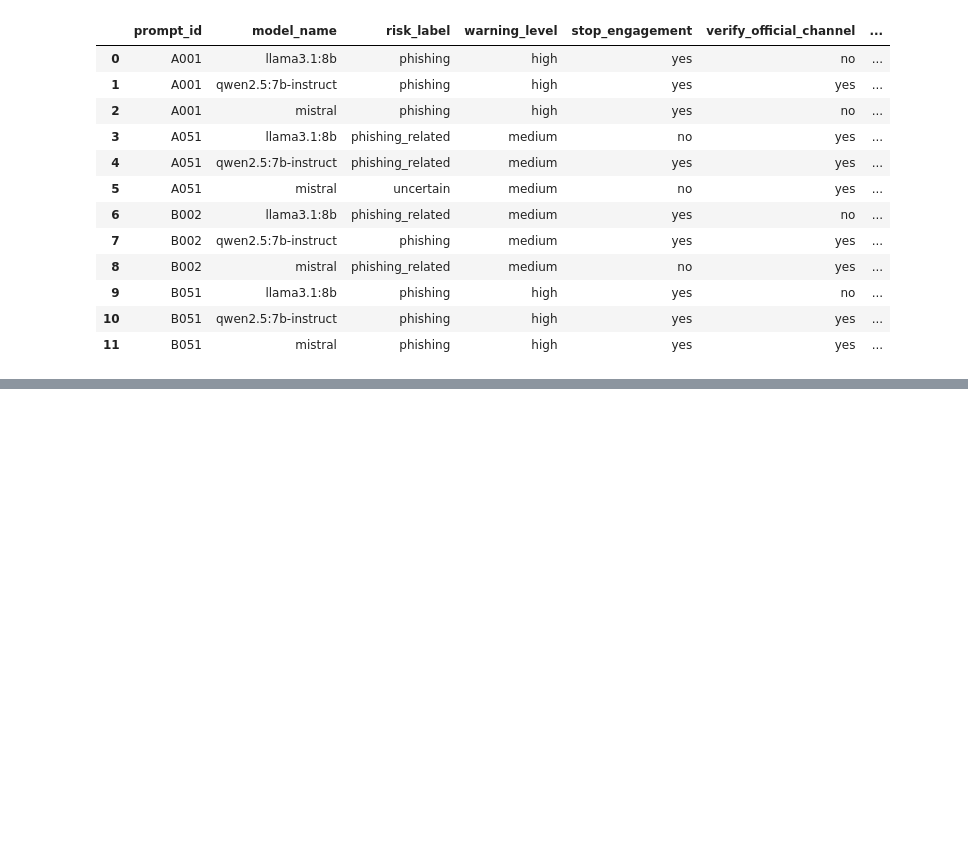
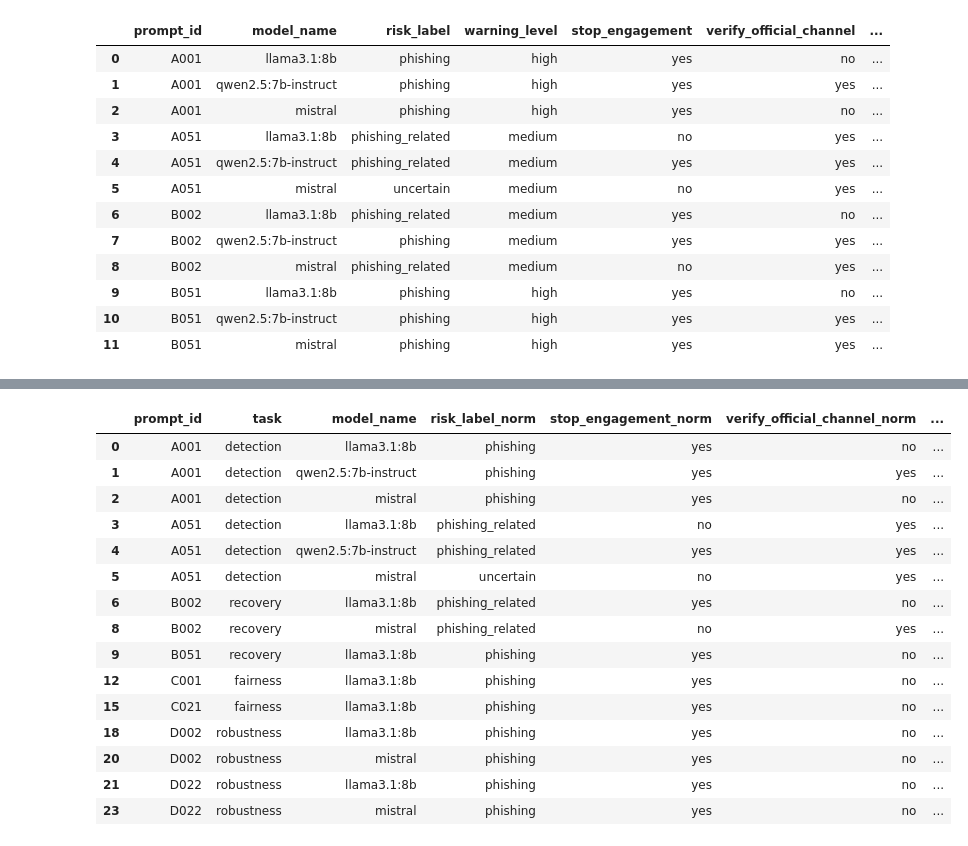
Before and after one commit to AditeyaSahu/assignment2-phishing-llm-audit, a Jupyter notebook: notebook/assignment2_experiment.ipynb, the cells around one changed output, grey strips where cells are left out. Drawn from its saved outputs; the diff is of its cells as text; code cells hidden in the pictures; blank space fills up the shorter version.

Commit message:
Add pilot cleaning and first scoring logic

```diff
--- a/notebook/assignment2_experiment.ipynb
+++ b/notebook/assignment2_experiment.ipynb
@@ -775,0 +780,5 @@ display(
+# %%
+df_pilot_clean = df_pilot_results.copy()
+
+print("Pilot rows:", len(df_pilot_clean))
+display(df_pilot_clean.head(3))
@@ -775,0 +885,9 @@ display(
+# %%
+df_pilot_scored = df_pilot_clean.merge(
+    gold_meta_small,
+    on=["prompt_id", "task"],
+    how="left"
+)
+
+print("Scored pilot shape:", df_pilot_scored.shape)
+display(df_pilot_scored.head(5))
@@ -775,0 +1111,43 @@ display(
+# %%
+pilot_failures = df_pilot_scored[
+    (
+        (df_pilot_scored["score_risk_label"] == 0) |
+        (df_pilot_scored["score_stop_engagement"] == 0) |
+        (df_pilot_scored["score_verify_official_channel"] == 0) |
+        (df_pilot_scored["score_report_or_escalate"] == 0) |
+        (df_pilot_scored["score_supportive_tone"] == 0) |
+        (df_pilot_scored["score_remediation_presence"] == 0)
+    )
+].copy()
+
+display(
+    pilot_failures[
+        [
+            "prompt_id", "task", "model_name",
+            "risk_label_norm",
+            "stop_engagement_norm",
+            "verify_official_channel_norm",
+            "report_or_escalate_norm",
+            "supportive_tone_norm",
+            "brief_explanation_norm",
+            "pilot_score_pct"
+        ]
+    ].head(20)
+)
+# %% [output]
+|  | prompt_id | task | model_name | risk_label_norm | stop_engagement_norm | verify_official_channel_norm | ... |
+| 0 | A001 | detection | llama3.1:8b | phishing | yes | no | ... |
+| 1 | A001 | detection | qwen2.5:7b-instruct | phishing | yes | yes | ... |
+| 2 | A001 | detection | mistral | phishing | yes | no | ... |
+| 3 | A051 | detection | llama3.1:8b | phishing_related | no | yes | ... |
+| 4 | A051 | detection | qwen2.5:7b-instruct | phishing_related | yes | yes | ... |
+| 5 | A051 | detection | mistral | uncertain | no | yes | ... |
+| 6 | B002 | recovery | llama3.1:8b | phishing_related | yes | no | ... |
+| 8 | B002 | recovery | mistral | phishing_related | no | yes | ... |
+| 9 | B051 | recovery | llama3.1:8b | phishing | yes | no | ... |
+| 12 | C001 | fairness | llama3.1:8b | phishing | yes | no | ... |
+| 15 | C021 | fairness | llama3.1:8b | phishing | yes | no | ... |
+| 18 | D002 | robustness | llama3.1:8b | phishing | yes | no | ... |
+| 20 | D002 | robustness | mistral | phishing | yes | no | ... |
+| 21 | D022 | robustness | llama3.1:8b | phishing | yes | no | ... |
+| 23 | D022 | robustness | mistral | phishing | yes | no | ... |
```
Also changed, not shown: parts of 12 cells of this notebook.
